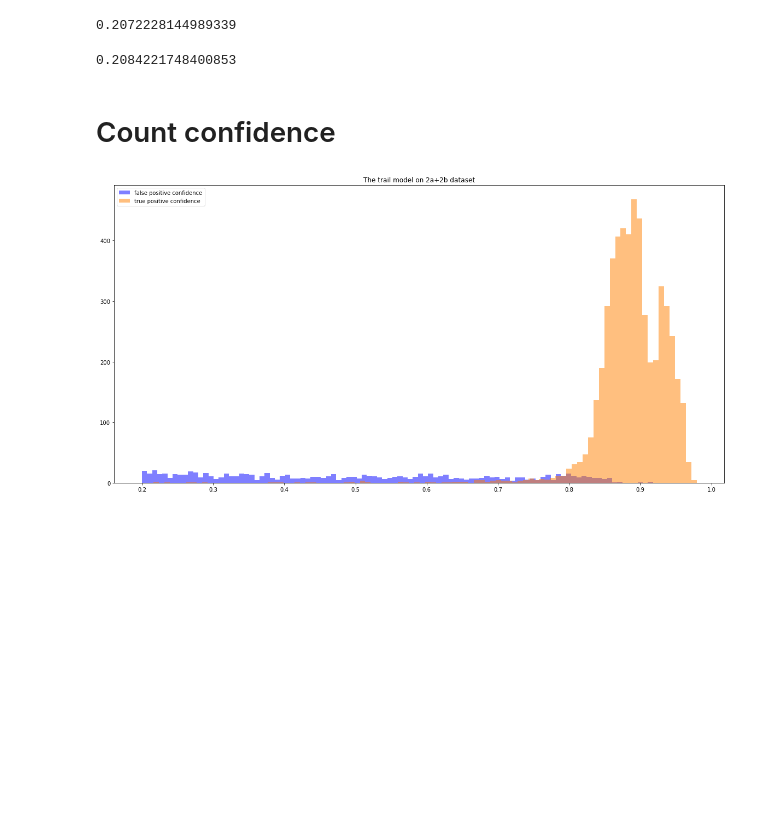
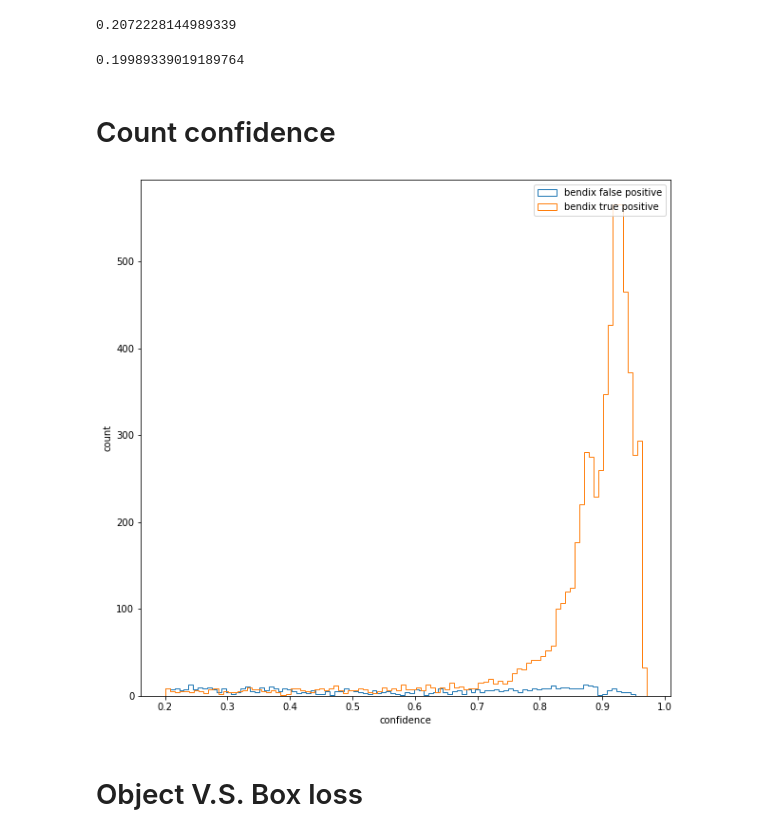
Before and after one commit to liyinze1/Robbins-to-THEMIS, a Jupyter notebook: demo.ipynb, the cells around one changed output. Saved outputs shown, nothing was run; the diff lists cells and outputs as text; code cells hidden in the pictures; blank space fills up the shorter version.

```diff
--- a/demo.ipynb
+++ b/demo.ipynb
@@ -116,10 +137,10 @@ f.close()
 # %%
 # 2b
 # size = 4100
-size = 4400
+size = 1500
 
 rank.sort(key=lambda loss: loss[1])
-accurate = rank[:size]
+accurate = rank[:]
 
 rank.sort(key=lambda loss: -loss[2])
 dirty = rank[:size]
@@ -128,11 +149,11 @@ dirty = rank[:size]
 data_2b = [loss[0] + '.png\n' for loss in dirty if loss in accurate]
 print(len(data_2b) / len(rank))
 
-f = open('data_2b.txt', 'w')
+f = open('combined/data_2b.txt', 'w')
 f.writelines(data_2b)
 f.close()
 # %% [output]
-0.2084221748400853
+0.19989339019189764
 # %% [markdown]
 # Count confidence
 # %%
@@ -214,9 +231,35 @@ for img_name in tqdm(image_name_list):
-# %%
-plt.figure(figsize=(20,10))
-plt.hist(false_list, bins=100, label='false positive confidence', fc=(0, 0, 1, 0.5))
-plt.hist(true_list, bins=100, label='true positive confidence', fc=(1, 0.5, 0, 0.5))
-plt.legend()
-plt.title('The trail model on 2a+2b dataset')
-plt.show()
-# %% [output]
-[figure, removed]
+# %%
+
+
+f = open('combined/data_2a.txt')
+t_2a, f_2a = count_true_false(f.read().splitlines(), 'combined')
+f.close()
+
+f = open('combined/data_2b.txt')
+t_2b, f_2b = count_true_false(f.read().splitlines(), 'combined')
+f.close()
+
+
+t_ben, f_ben = count_true_false(os.listdir('bendix/yolo_labels'), 'bendix')
+f.close()
+# %%
+
+plt.figure(figsize=(10,10))
+# plt.hist(f_2a, bins=100, label='2a false positive', histtype='step')
+# plt.hist(t_2a, bins=100, label='2a true positive', histtype='step')
+# plt.hist(f_2b, bins=100, label='2b false positive', histtype='step')
+# plt.hist(t_2b, bins=100, label='2b true positive', histtype='step')
+# plt.hist(f_2b + f_2a, bins=100, label='2a + 2b false positive', histtype='step')
+# plt.hist(t_2b + t_2a, bins=100, label='2a + 2b true positive', histtype='step')
+
+plt.hist(f_ben, bins=100, label='bendix false positive', histtype='step')
+plt.hist(t_ben, bins=100, label='bendix true positive', histtype='step')
+
+plt.legend()
+plt.xlabel('confidence')
+plt.ylabel('count')
+plt.show()
+# %% [output]
+[figure, added]
+# %% [markdown]
+# Object V.S. Box loss
```
Also changed, not shown: parts of 2 cells of this notebook, 2 other files.
